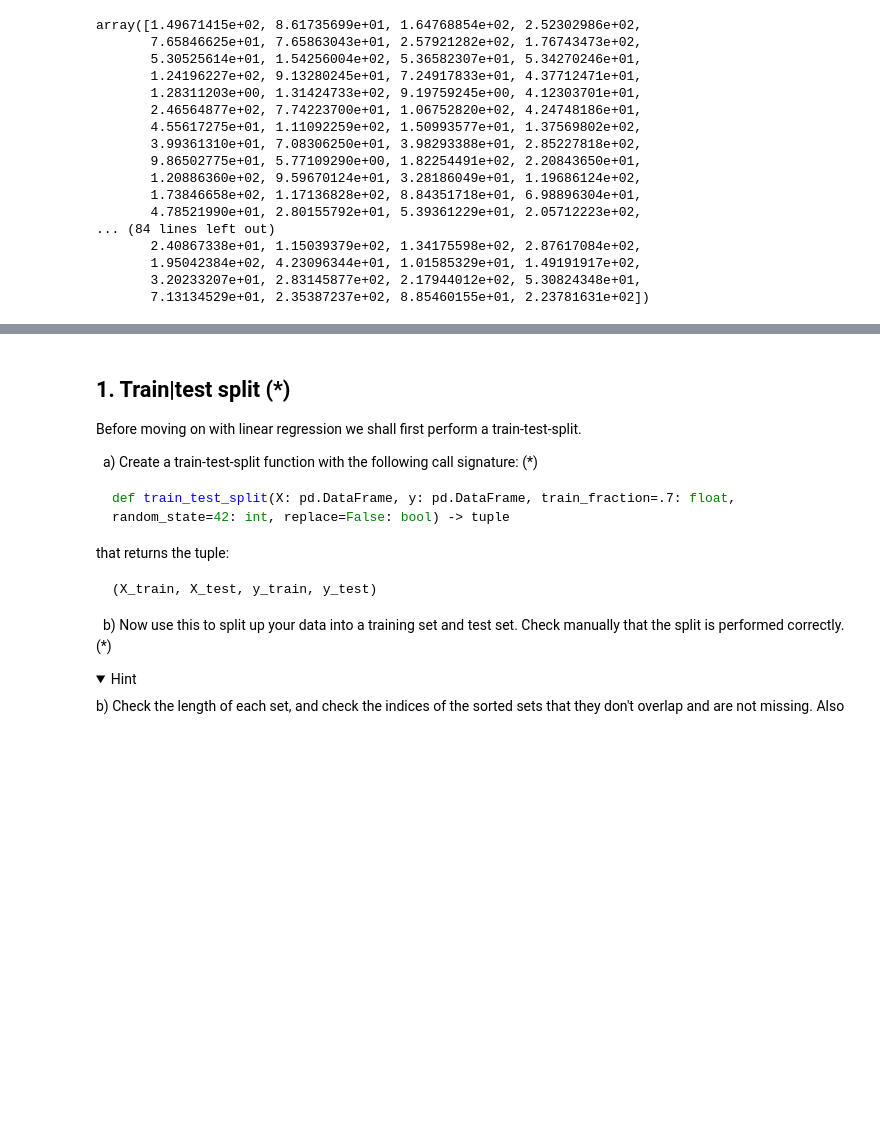
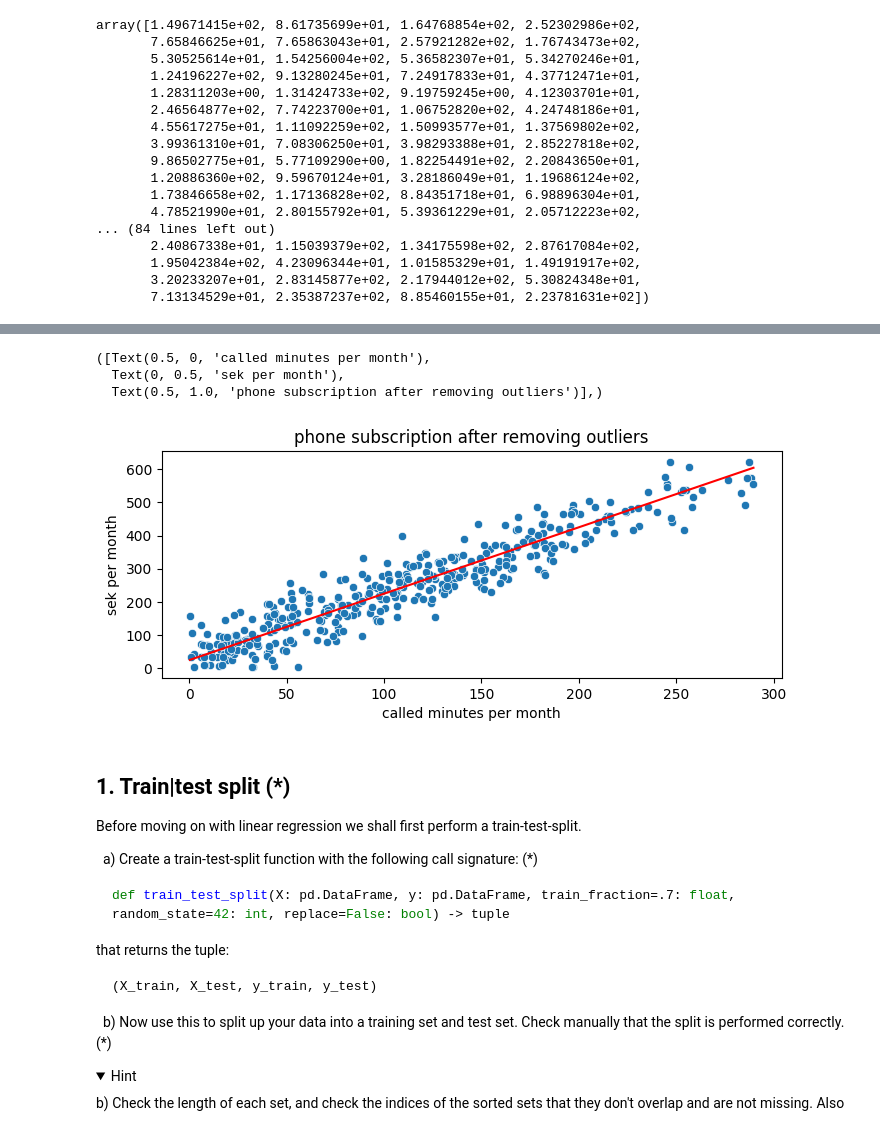
Before and after one commit to yuna-liu/Maskininlarning-Yuna-Liu, a Jupyter notebook: Exercises/E00_linear_regression.ipynb, the cells around one changed output, grey strips where cells are left out. Cells and saved outputs as stored; diff of their text form; code cells hidden in the pictures; folded sections open; blank space fills up the shorter version.

```diff
--- a/Exercises/E00_linear_regression.ipynb
+++ b/Exercises/E00_linear_regression.ipynb
@@ -180,0 +179,5 @@ ax.set(xlabel='called minutes per month', ylabel='sek per month', title='phone s
+# %%
+phone_df_remove_outliers = phone_df[phone_df['y']>=0]
+phone_df_remove_outliers = phone_df_remove_outliers[phone_df_remove_outliers['x']<=300]
+phone_df_remove_outliers['y_hat']= y_predicted(phone_df_remove_outliers['x'])
+phone_df_remove_outliers
@@ -180,0 +210,10 @@ ax.set(xlabel='called minutes per month', ylabel='sek per month', title='phone s
+# %%
+fig, ax = plt.subplots(figsize=(8,3),dpi=100)
+sns.scatterplot(data=phone_df_remove_outliers, x='x', y='y')
+sns.lineplot(x=phone_df_remove_outliers['x'], y=phone_df_remove_outliers['y_hat'], color='red')
+ax.set(xlabel='called minutes per month', ylabel='sek per month', title='phone subscription after removing outliers'),
+# %% [output]
+([Text(0.5, 0, 'called minutes per month'),
+  Text(0, 0.5, 'sek per month'),
+  Text(0.5, 1.0, 'phone subscription after removing outliers')],)
+[figure, added]
```
Also changed, not shown: parts of 16 cells of this notebook.
